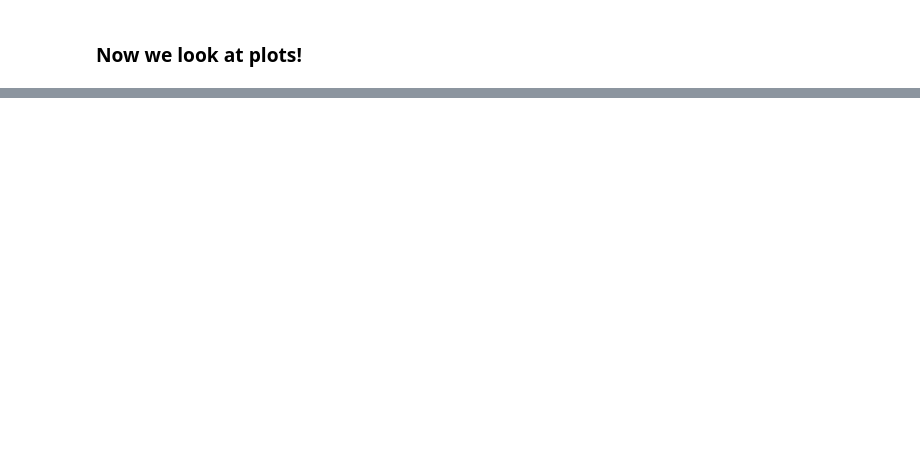
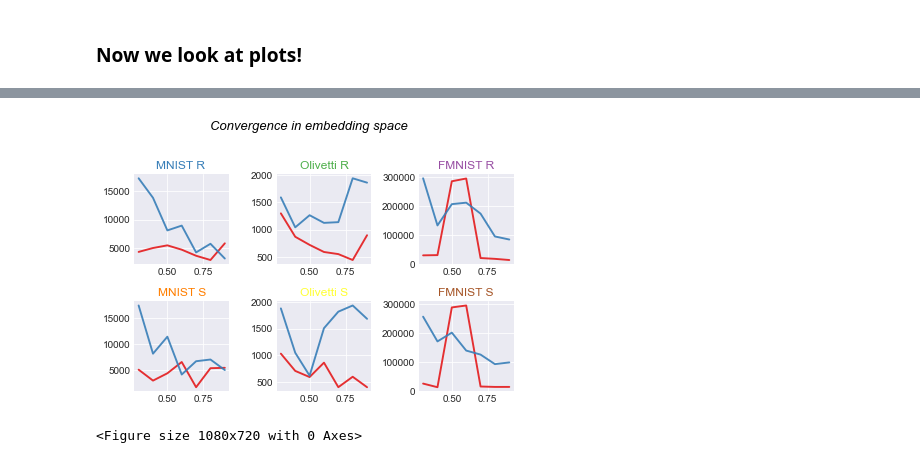
Before and after one commit to raghavmecheri/DimConvergence, a Jupyter notebook: ExperimentTwo - Analysis.ipynb, the cells around one changed output, grey strips where cells are left out. Saved outputs shown, nothing was run; the diff lists cells and outputs as text; code cells hidden in the pictures; blank space fills up the shorter version.

```diff
--- a/ExperimentTwo - Analysis.ipynb
+++ b/ExperimentTwo - Analysis.ipynb
@@ -205 +263,58 @@ x_axis = [0.1, 0.2, 0.3, 0.4, 0.5, 0.6, 0.7, 0.8, 0.9]
+# %%
+# Creating Tile plots
+data = interpoint_results
+df = pd.DataFrame({
+    'x': x_axis,
+    'umap (r1)': data['random']['mnist']['umap'],
+    'tsne (r1)': data['random']['mnist']['tsne'],
+    'umap (r2)': data['random']['olivetti']['umap'],
+    'tsne (r2)': data['random']['olivetti']['tsne'],
+    'umap (r3)': data['random']['fmnist']['umap'],
+    'tsne (r3)': data['random']['fmnist']['tsne'],
+    'umap (s1)': data['stratified']['mnist']['umap'],
+    'tsne (s1)': data['stratified']['mnist']['tsne'],
+    'umap (s2)': data['stratified']['olivetti']['umap'],
+    'tsne (s2)': data['stratified']['olivetti']['tsne'],
+    'umap (s3)': data['stratified']['fmnist']['umap'],
+    'tsne (s3)': data['stratified']['fmnist']['tsne'],
+    })
+
+title = ["", "MNIST R ", "Olivetti R", "FMNIST R",
+         "MNIST S", "Olivetti S", "FMNIST S"]
+
+# Initialize the figure
+plt.style.use('seaborn-darkgrid')
+
+# create a color palette
+palette = plt.get_cmap('Set1')
+
+# multiple line plot
+num=0
+col=0
+skip = False
+for column in range(1, len(df.columns)):
+    if skip:
+        skip = False
+        continue
+    num+=1
+    # Find the right spot on the plot
+    plt.subplot(2,3, num)
+    plt.plot(df['x'], df.iloc[:,[column]], marker='', color=palette(col), linewidth=1.9, alpha=0.9, label=column)
+    plt.plot(df['x'], df.iloc[:,[column+1]], marker='', color=palette(col+1), linewidth=1.9, alpha=0.9, label=column)
+
+    # Add title
+    plt.tick_params(labelbottom='off')
+    plt.title(title[num], loc='center', fontsize=12, fontweight=0, color=palette(num))
+    #plt.figure(figsize=(5,5))
+    skip = True
+
+# general title
+plt.suptitle("Convergence in embedding space", fontsize=13, fontweight=0, color='black', style='italic', y=1.02)
+plt.tight_layout()
+plt.figure(figsize=(15,10))
+
+plt.savefig('fig2.jpg')
+# %% [output]
+[figure, added]
+<Figure size 1080x720 with 0 Axes>
 # %%
```
Also changed, not shown: parts of 10 cells of this notebook.
